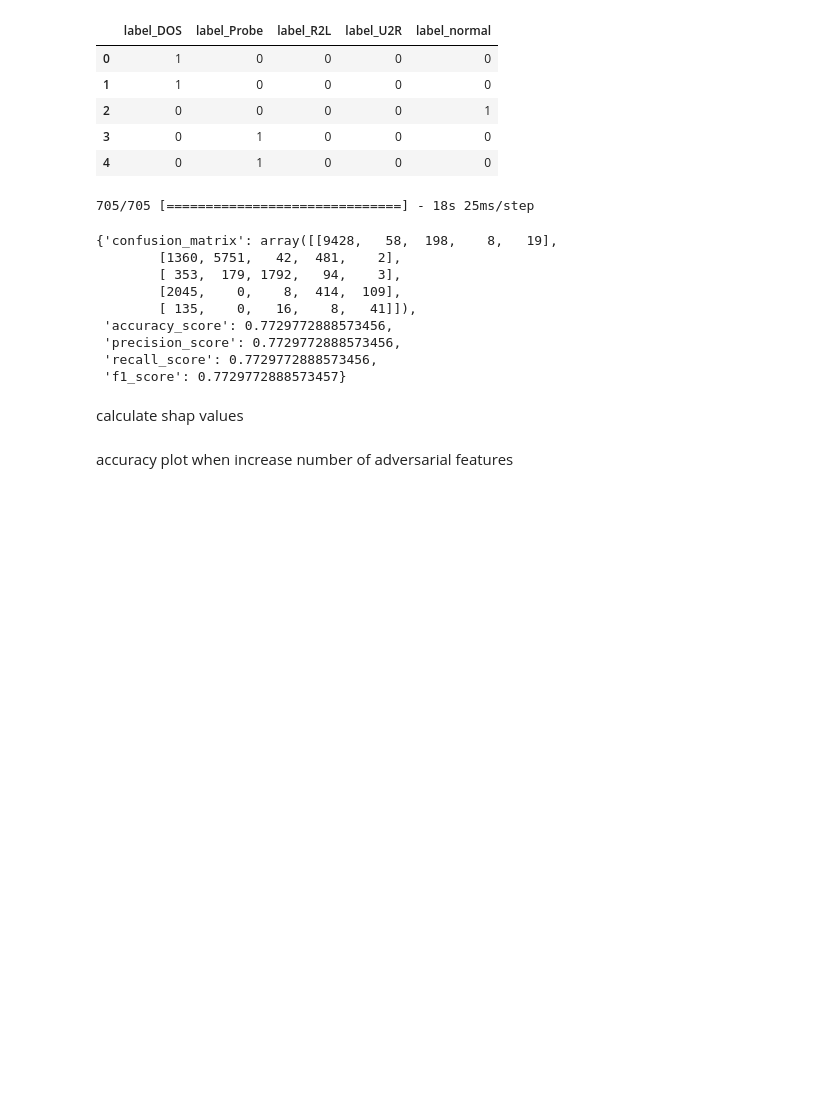
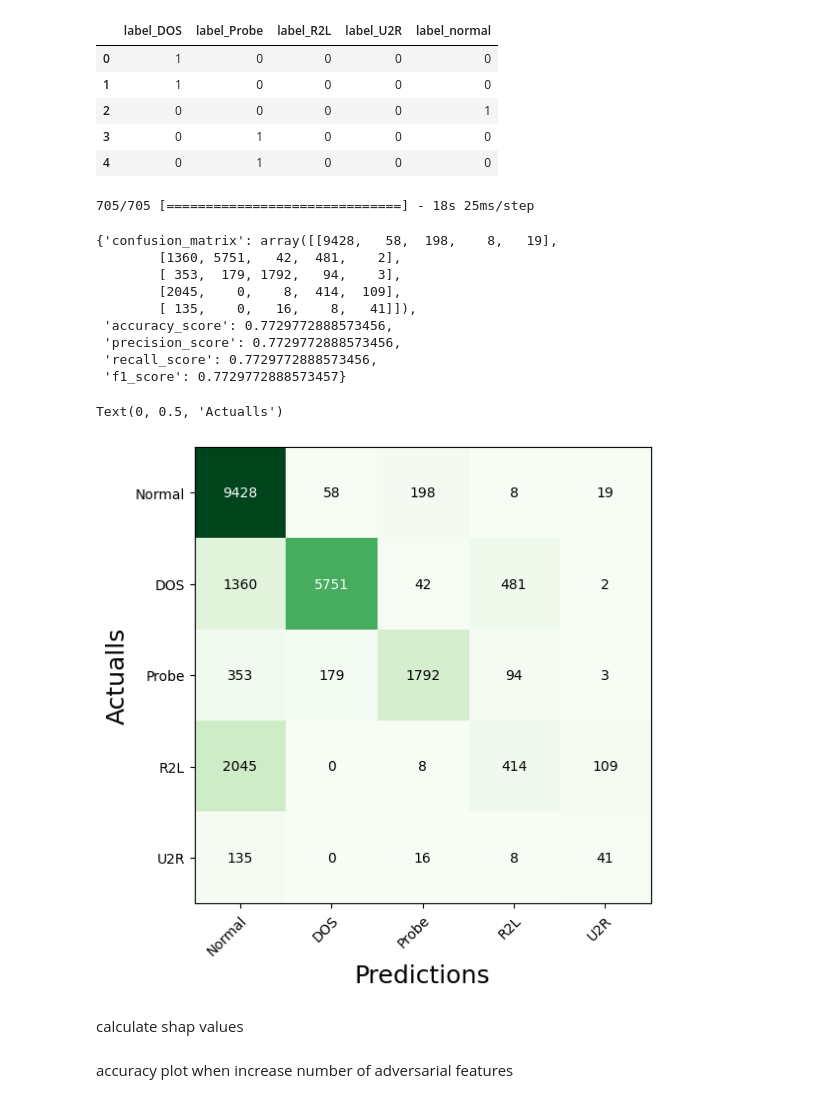
Before and after one commit to zauzooz/DNN_SHAP_AE, a Jupyter notebook: NSL-KDD.ipynb, the cells around one changed output. Saved outputs shown, nothing was run; the diff lists cells and outputs as text; code cells hidden in the pictures; blank space fills up the shorter version.

Commit message:
confusion matrix image

```diff
--- a/NSL-KDD.ipynb
+++ b/NSL-KDD.ipynb
@@ -238,6 +238,16 @@ evaluate_metric_multi(y_pred=dnn.predict(x=X_test), y_true=y_test.values)
  'precision_score': 0.7729772888573456,
  'recall_score': 0.7729772888573456,
  'f1_score': 0.7729772888573457}
+# %%
+from mlxtend.plotting import plot_confusion_matrix
+import matplotlib.pyplot as plt
+# cf_m = evaluate_metric_multi(y_pred=dnn.predict(x=X_test), y_true=y_test.values)['confusion_matrix']
+fig, ax = plot_confusion_matrix(conf_mat=cf_m, figsize=(6,6), cmap=plt.cm.Greens, class_names=['Normal', 'DOS', 'Probe', 'R2L', 'U2R'])
+plt.xlabel("Predictions", fontsize=18)
+plt.ylabel("Actualls", fontsize=18)
+# %% [output]
+Text(0, 0.5, 'Actualls')
+[figure, added]
 # %%
 samples = X_test.sample(n=500)
 y_samples = y_test.iloc[samples.index]
```
